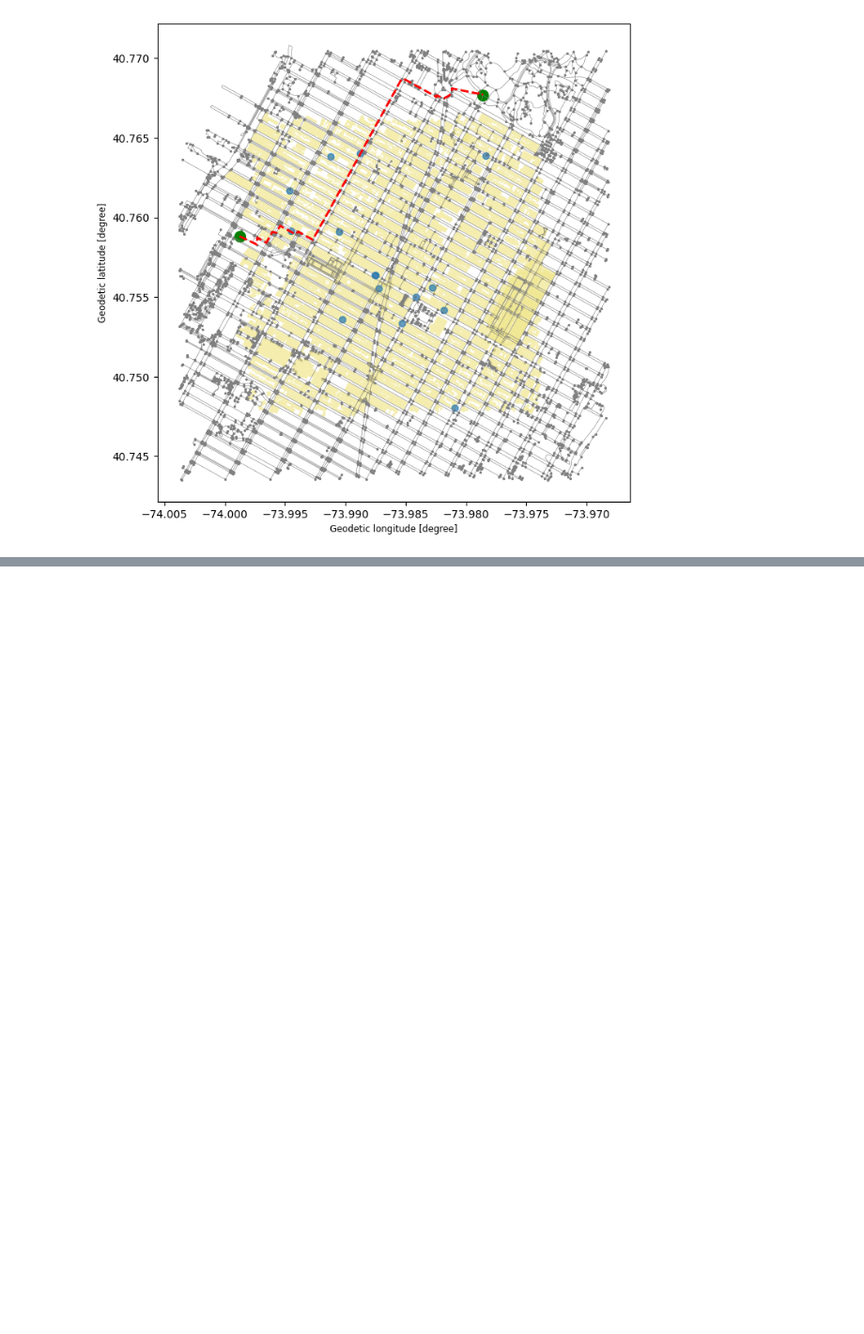
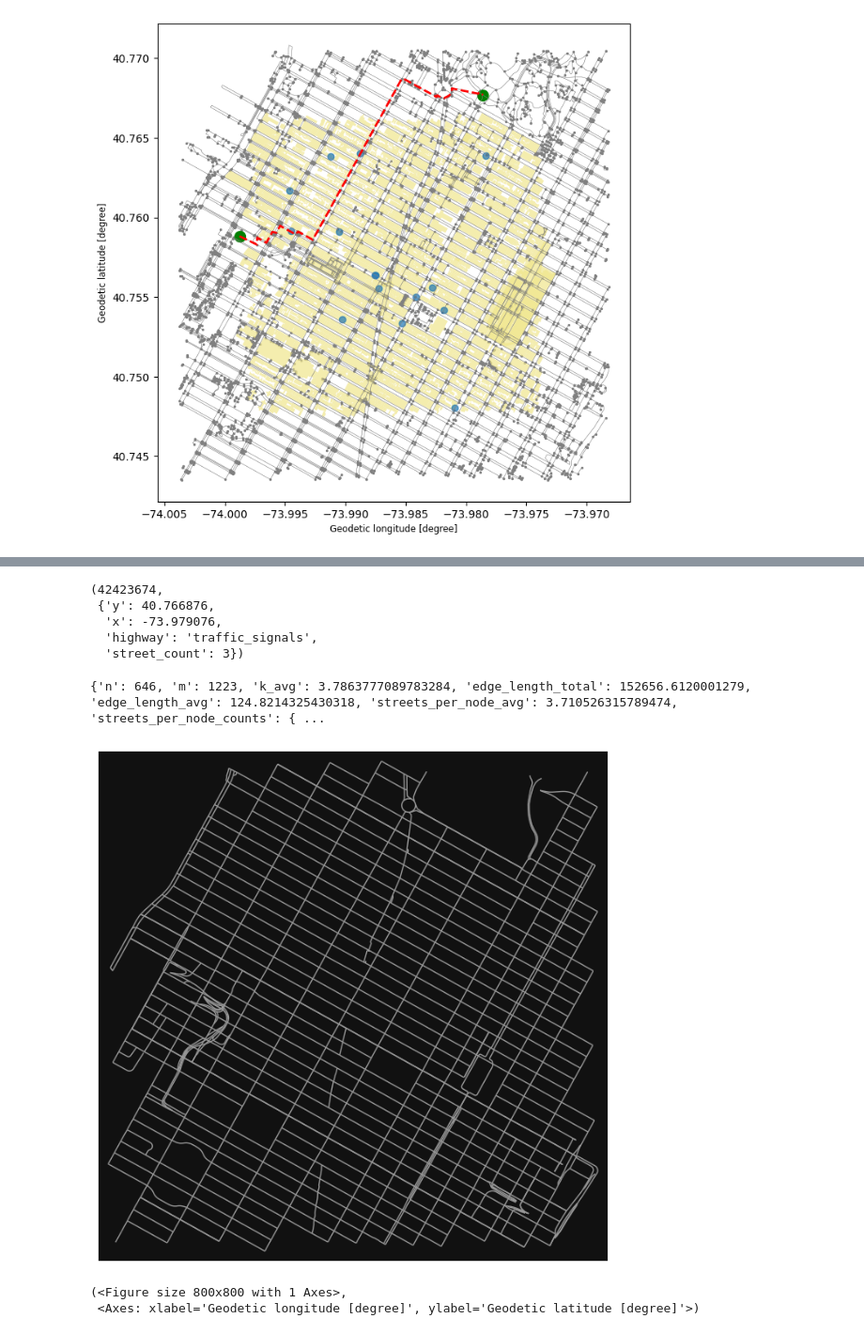
Before and after one commit to pashukalma/opt_algorithms, a Jupyter notebook: geospatial_data.ipynb, the cells around one changed output, grey strips where cells are left out. Shown at 94% size. Cells and saved outputs as stored; diff of their text form; code cells hidden in the pictures; blank space fills up the shorter version.

```diff
--- a/geospatial_data.ipynb
+++ b/geospatial_data.ipynb
@@ -198,0 +225,4 @@ ax = od_nodes.plot(ax=ax, markersize=100, color='green')
+# %%
+nodes, edges = ox.graph_to_gdfs(graph)
+print(type(graph))
+nodes.head(1),
@@ -198,0 +256,21 @@ ax = od_nodes.plot(ax=ax, markersize=100, color='green')
+# %%
+# examine each individual node or edge
+list(graph.nodes(data=True))[5]
+# %% [output]
+(42423674,
+ {'y': 40.766876,
+  'x': -73.979076,
+  'highway': 'traffic_signals',
+  'street_count': 3})
+# %%
+print(ox.basic_stats(graph))
+# %% [output]
+{'n': 646, 'm': 1223, 'k_avg': 3.7863777089783284, 'edge_length_total': 152656.6120001279, 'edge_length_avg': 124.8214325430318, 'streets_per_node_avg': 3.710526315789474, 'streets_per_node_counts': { ...
+# %%
+# GeoDataFrame to MultiDiGraph
+G = ox.graph_from_gdfs(nodes, edges)
+ox.plot_graph(G, figsize=(8, 8), node_size=0)
+# %% [output]
+[figure, added]
+(<Figure size 800x800 with 1 Axes>,
+ <Axes: xlabel='Geodetic longitude [degree]', ylabel='Geodetic latitude [degree]'>)
```
Also changed, not shown: parts of 15 cells of this notebook, 3 other files.
